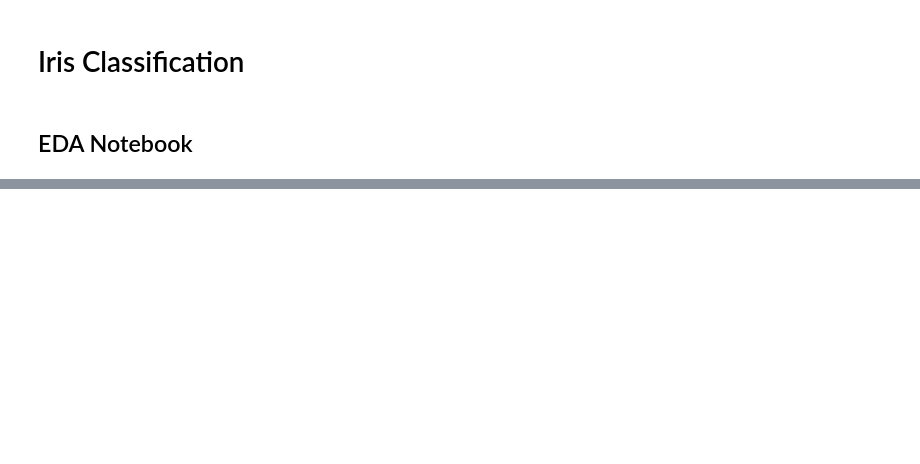
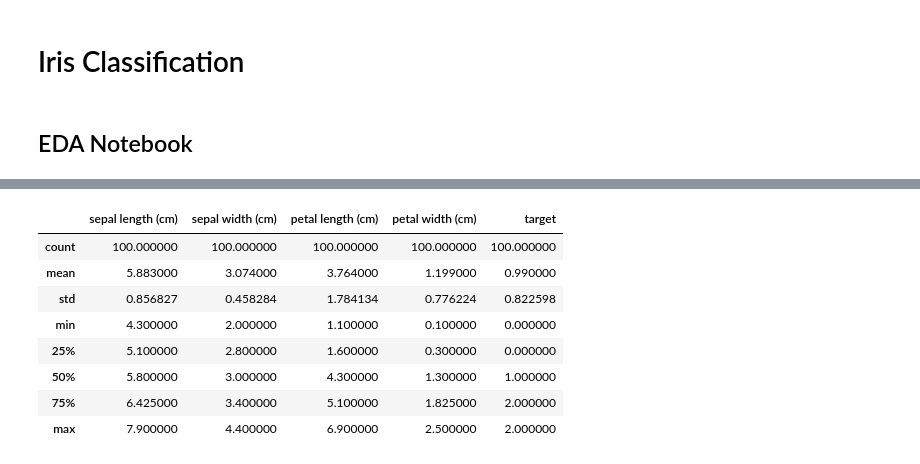
Before and after one commit to dlumian/PythonBasics, a Jupyter notebook: ClassificationExamples/iris/notebooks/3_EDA.ipynb, the cells around one changed output, grey strips where cells are left out. Saved outputs shown, nothing was run; the diff lists cells and outputs as text; code cells hidden in the pictures; blank space fills up the shorter version.

```diff
--- a/ClassificationExamples/iris/notebooks/3_EDA.ipynb
+++ b/ClassificationExamples/iris/notebooks/3_EDA.ipynb
@@ -23,0 +80,14 @@ df = pd.concat([X_train, y_train], axis=1)
+# %%
+# Built-in pandas function, returns df
+df_desc = df.describe()
+df_desc
+# %% [output]
+|  | sepal length (cm) | sepal width (cm) | petal length (cm) | petal width (cm) | target |
+| count | 100.000000 | 100.000000 | 100.000000 | 100.000000 | 100.000000 |
+| mean | 5.883000 | 3.074000 | 3.764000 | 1.199000 | 0.990000 |
+| std | 0.856827 | 0.458284 | 1.784134 | 0.776224 | 0.822598 |
+| min | 4.300000 | 2.000000 | 1.100000 | 0.100000 | 0.000000 |
+| 25% | 5.100000 | 2.800000 | 1.600000 | 0.300000 | 0.000000 |
+| 50% | 5.800000 | 3.000000 | 4.300000 | 1.300000 | 1.000000 |
+| 75% | 6.425000 | 3.400000 | 5.100000 | 1.825000 | 2.000000 |
+| max | 7.900000 | 4.400000 | 6.900000 | 2.500000 | 2.000000 |
```
Also changed, not shown: parts of 22 cells of this notebook, 25 other files.
